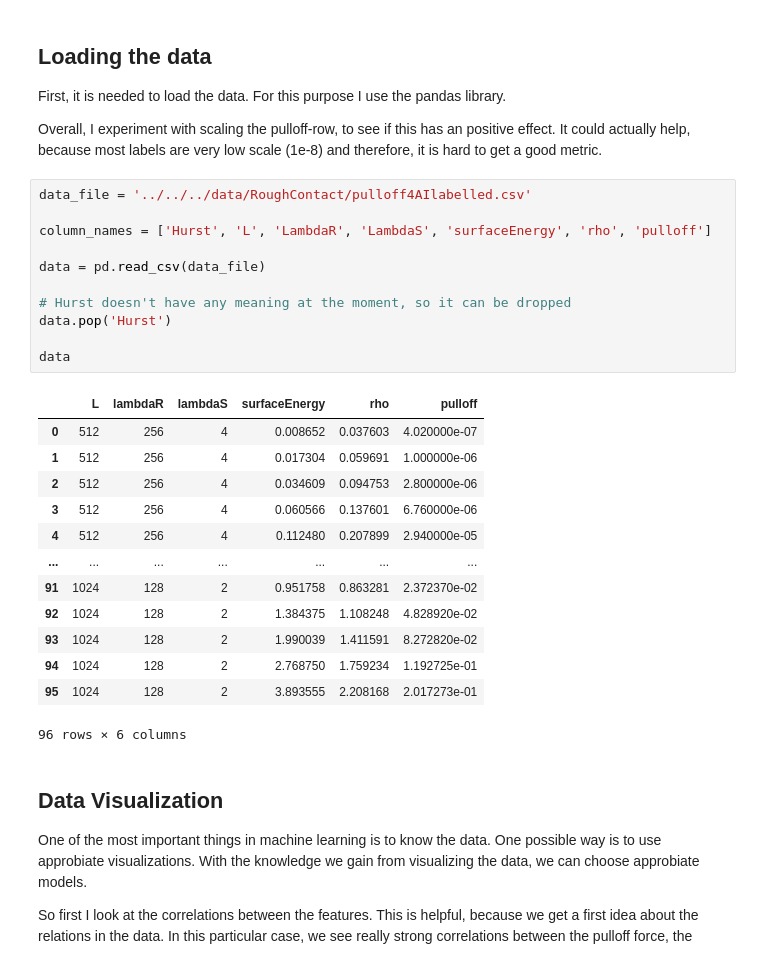
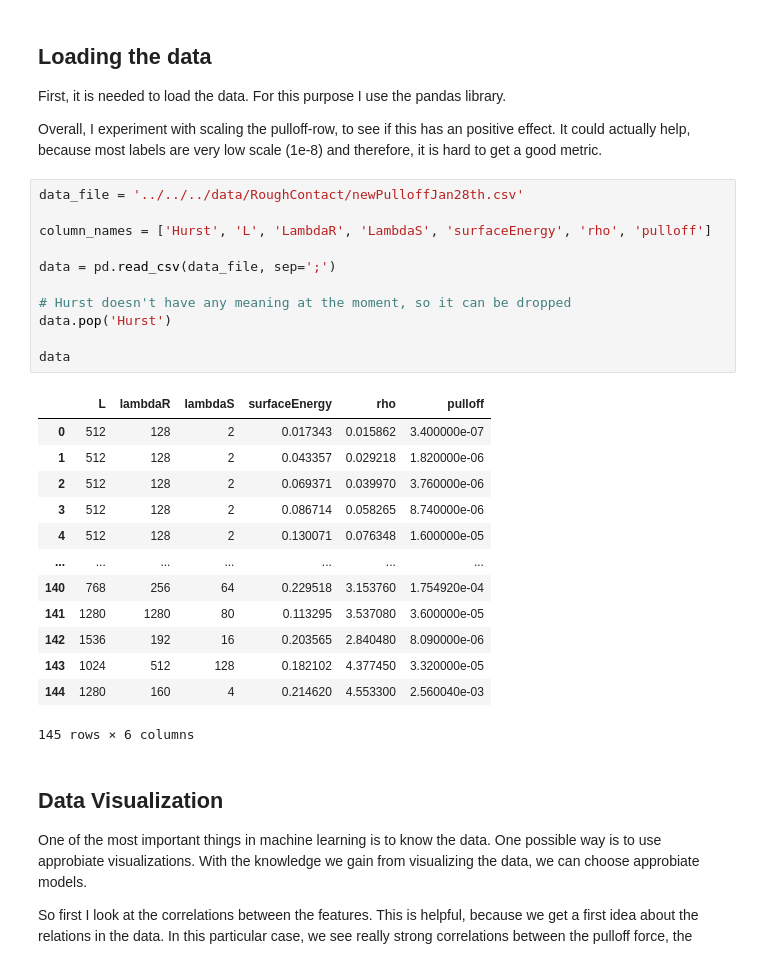
Before and after one commit to Marc-Honecker/CSMP-Project, a Jupyter notebook: src/model/RoughContact/RoughContact.ipynb, the cells around one changed output. Cells and saved outputs as stored; diff of their text form.

```diff
--- a/src/model/RoughContact/RoughContact.ipynb
+++ b/src/model/RoughContact/RoughContact.ipynb
@@ -24,30 +24,30 @@ First, it is needed to load the data. For this purpose I use the pandas library.
 Overall, I experiment with scaling the pulloff-row, to see if this has an positive effect. It could actually help,
 because most labels are very low scale (1e-8) and therefore, it is hard to get a good metric.
 # %%
-data_file = '../../../data/RoughContact/pulloff4AIlabelled.csv'
+data_file = '../../../data/RoughContact/newPulloffJan28th.csv'
 
 column_names = ['Hurst', 'L', 'LambdaR', 'LambdaS', 'surfaceEnergy', 'rho', 'pulloff']
 
-data = pd.read_csv(data_file)
+data = pd.read_csv(data_file, sep=';')
 
 # Hurst doesn't have any meaning at the moment, so it can be dropped
 data.pop('Hurst')
 
 data
 # %% [output]
 |  | L | lambdaR | lambdaS | surfaceEnergy | rho | pulloff |
-| 0 | 512 | 256 | 4 | 0.008652 | 0.037603 | 4.020000e-07 |
-| 1 | 512 | 256 | 4 | 0.017304 | 0.059691 | 1.000000e-06 |
-| 2 | 512 | 256 | 4 | 0.034609 | 0.094753 | 2.800000e-06 |
-| 3 | 512 | 256 | 4 | 0.060566 | 0.137601 | 6.760000e-06 |
-| 4 | 512 | 256 | 4 | 0.112480 | 0.207899 | 2.940000e-05 |
+| 0 | 512 | 128 | 2 | 0.017343 | 0.015862 | 3.400000e-07 |
+| 1 | 512 | 128 | 2 | 0.043357 | 0.029218 | 1.820000e-06 |
+| 2 | 512 | 128 | 2 | 0.069371 | 0.039970 | 3.760000e-06 |
+| 3 | 512 | 128 | 2 | 0.086714 | 0.058265 | 8.740000e-06 |
+| 4 | 512 | 128 | 2 | 0.130071 | 0.076348 | 1.600000e-05 |
 | ... | ... | ... | ... | ... | ... | ... |
-| 91 | 1024 | 128 | 2 | 0.951758 | 0.863281 | 2.372370e-02 |
-| 92 | 1024 | 128 | 2 | 1.384375 | 1.108248 | 4.828920e-02 |
-| 93 | 1024 | 128 | 2 | 1.990039 | 1.411591 | 8.272820e-02 |
-| 94 | 1024 | 128 | 2 | 2.768750 | 1.759234 | 1.192725e-01 |
-| 95 | 1024 | 128 | 2 | 3.893555 | 2.208168 | 2.017273e-01 |
+| 140 | 768 | 256 | 64 | 0.229518 | 3.153760 | 1.754920e-04 |
+| 141 | 1280 | 1280 | 80 | 0.113295 | 3.537080 | 3.600000e-05 |
+| 142 | 1536 | 192 | 16 | 0.203565 | 2.840480 | 8.090000e-06 |
+| 143 | 1024 | 512 | 128 | 0.182102 | 4.377450 | 3.320000e-05 |
+| 144 | 1280 | 160 | 4 | 0.214620 | 4.553300 | 2.560040e-03 |
-96 rows × 6 columns
+145 rows × 6 columns
 # %% [markdown]
 ## Data Visualization
 
```
Also changed, not shown: parts of 8 cells of this notebook, 10 other files.
